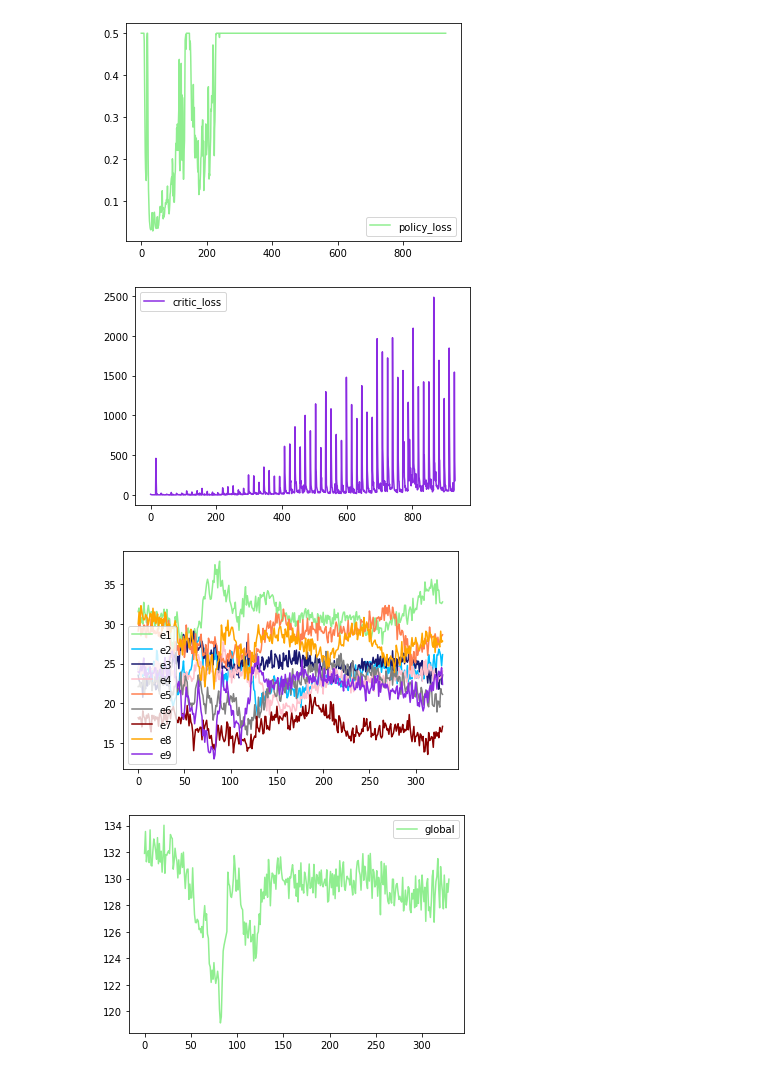
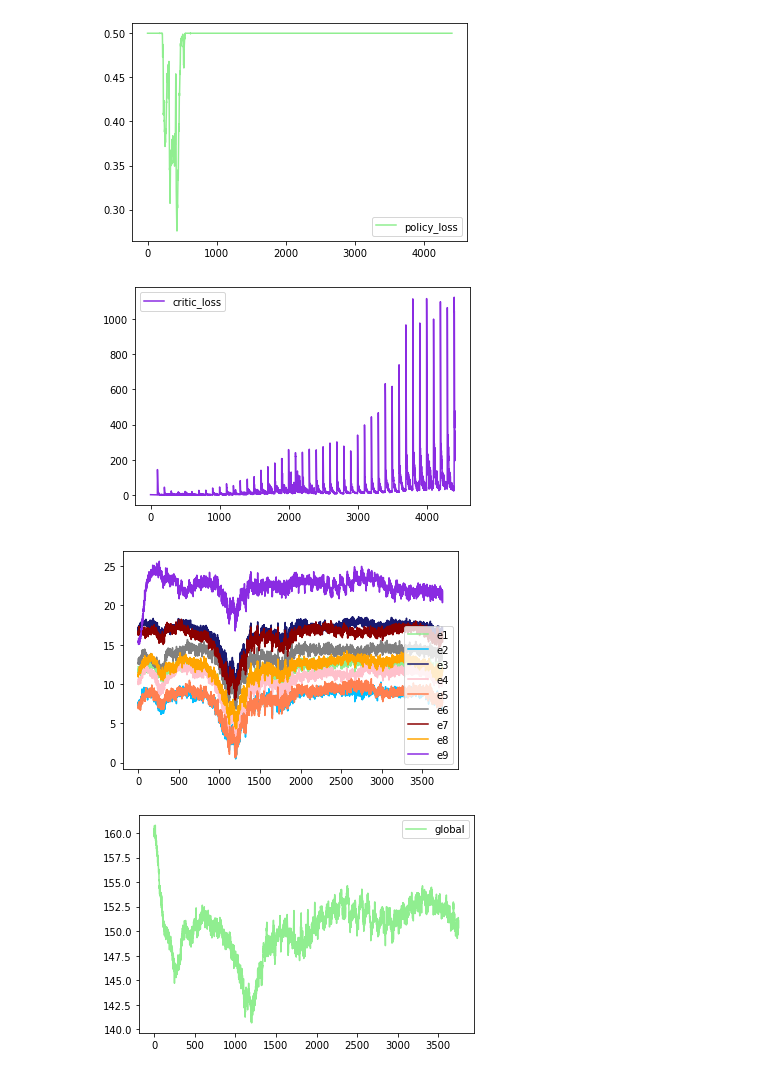
Before and after one commit to neardws/Game-Theoretic-Deep-Reinforcement-Learning, a Jupyter notebook: Draw/draw_results_for_ddpg.ipynb, the cells around one changed output. Drawn from its saved outputs; the diff is of its cells as text; code cells hidden in the pictures.

```diff
--- a/Draw/draw_results_for_ddpg.ipynb
+++ b/Draw/draw_results_for_ddpg.ipynb
@@ -14,6 +14,14 @@ file_name = "/home/neardws/acme/1a4170e8-f53f-11ec-b1e4-04d9f5632a58/"
 file_name = "/home/neardws/acme/29a1d798-f540-11ec-8529-04d9f5632a58/"
 
 file_name = "/home/neardws/acme/b8b59e80-f548-11ec-be92-04d9f5632a58/"
+file_name = "/home/neardws/acme/a8d18f52-f560-11ec-838a-04d9f5632a58/"
+
+file_name = "/home/neardws/acme/a53897cc-f566-11ec-a055-04d9f5632a58/"
+file_name = "/home/neardws/acme/72e9d37e-f5b3-11ec-aea8-04d9f5632a58/"
+
+file_name = "/home/neardws/acme/531888da-f5de-11ec-8b84-04d9f5632a58/"
+
+file_name = "/home/neardws/acme/5e879b32-f5e0-11ec-b83a-04d9f5632a58/"
 
 start_index = 0
 loss_file_name = file_name + "logs/learner/logs.csv"
@@ -82,34 +90,34 @@ plt.plot(epoch_index, e9_return[start_index:end_index], '-', color='blueviolet',
 plt.legend(loc="best")  # 图例
 plt.show()
 
 edge_return = returns[start_index:end_index, 9].tolist()
 plt.plot(epoch_index, edge_return, '-', color='lightgreen', label='global')
 plt.legend(loc="best")  # 图例
 plt.show()
 
 
 
 average_service_times = returns_df["average_service_times"].values
 plt.plot(epoch_index, average_service_times[start_index:end_index], '-', color='lightgreen', label='average_service_times')
 plt.legend(loc="best")  # 图例
 plt.show()
 
 average_vehicle_interferences = returns_df["average_vehicle_interferences"].values
 plt.plot(epoch_index, average_vehicle_interferences[start_index:end_index], '-', color='lightgreen', label='average_vehicle_interferences')
 plt.legend(loc="best")  # 图例
 plt.show()
 
 cumulative_reward = returns_df["cumulative_reward"].values
 plt.plot(epoch_index, cumulative_reward[start_index:end_index], '-', color='lightgreen', label='cumulative_reward')
 plt.legend(loc="best")  # 图例
 plt.show()
 
 service_ratio = returns_df["service_ratio"].values
 plt.plot(epoch_index, service_ratio[start_index:end_index], '-', color='lightgreen', label='service_ratio')
 plt.legend(loc="best")  # 图例
 plt.show()
 # %% [output]
-[figure, old version]
+[figure, new version]
-[figure, old version]
+[figure, new version]
-[figure, old version]
+[figure, new version]
-[figure, old version]
+[figure, new version]
```
Also changed, not shown: parts of 1 cell of this notebook, 21 other files.
